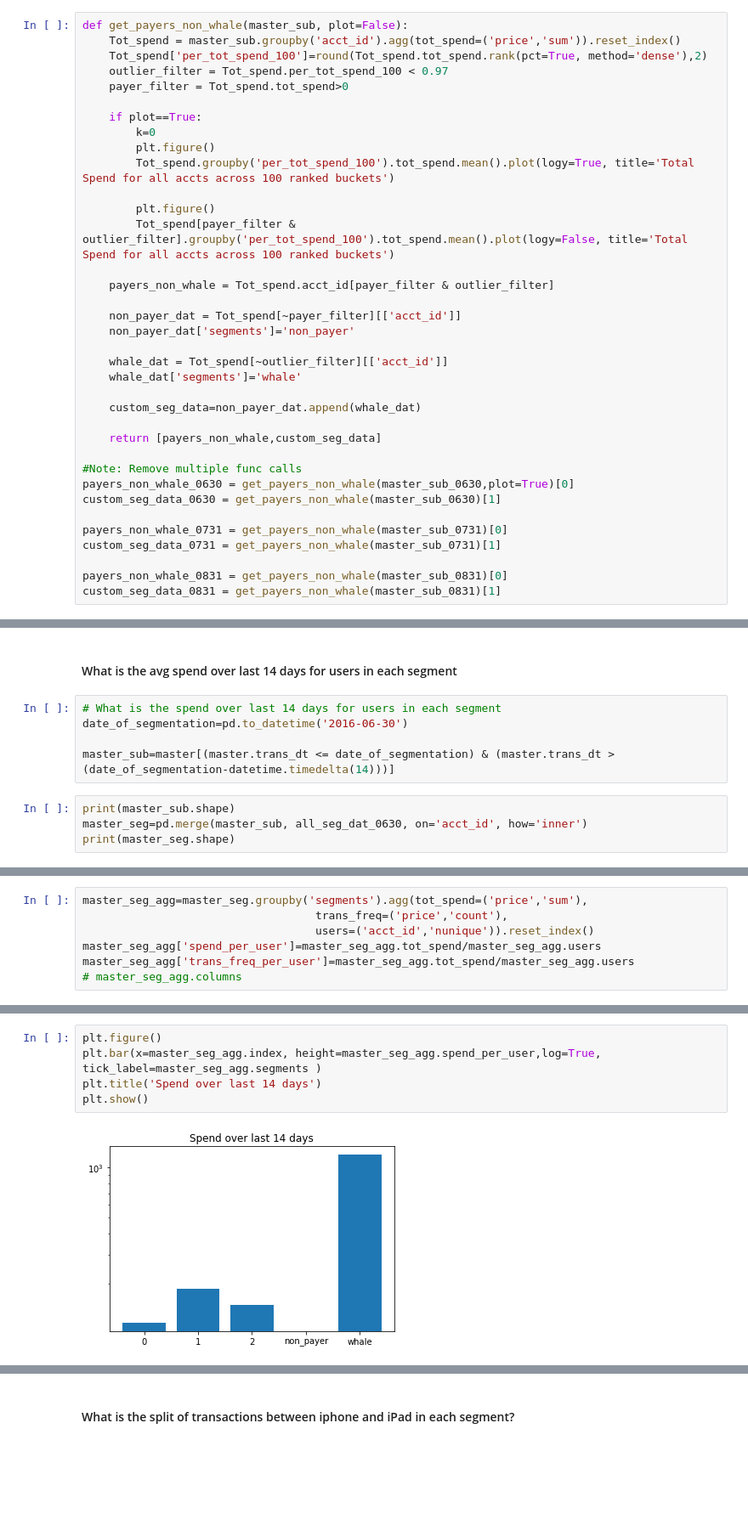
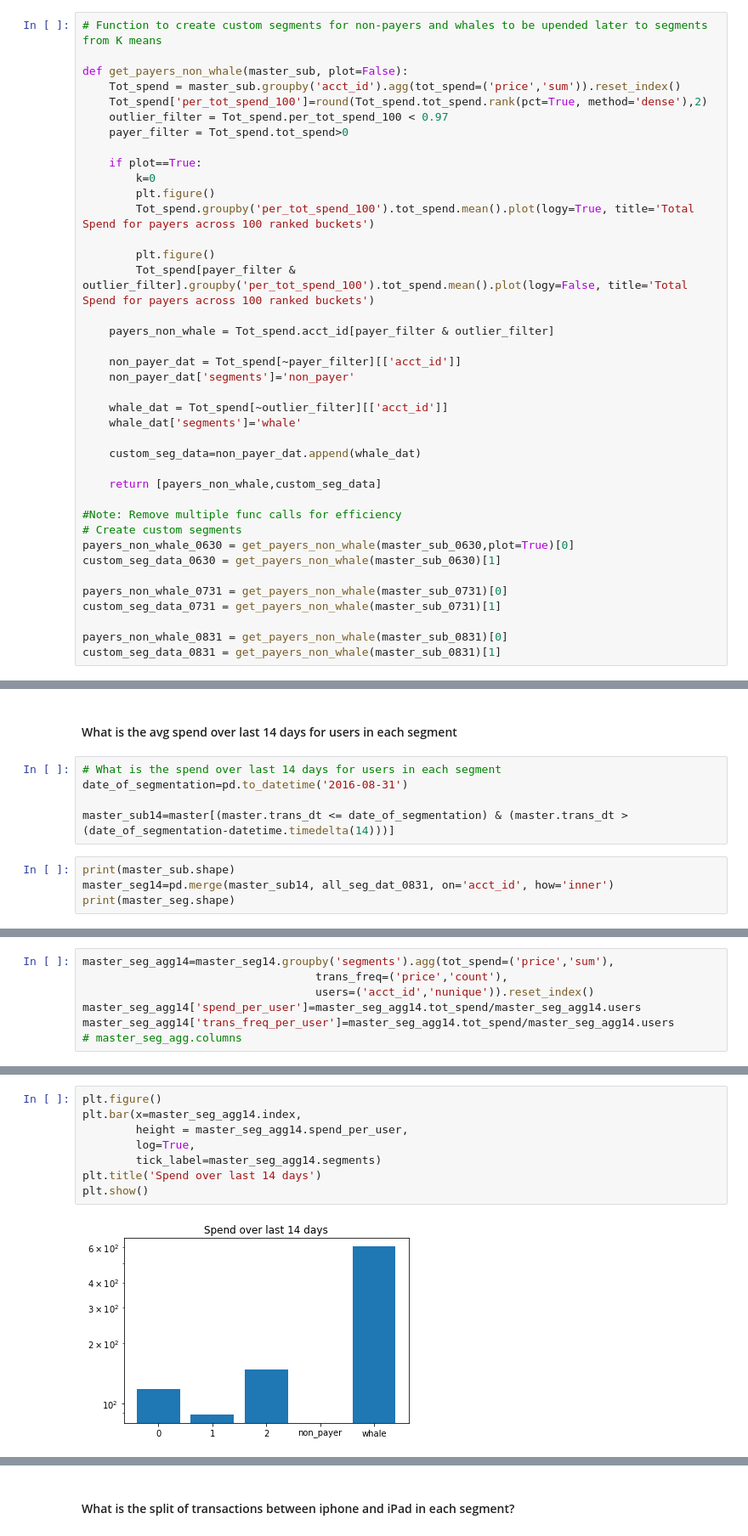
Before and after one commit to sudaksh-bit2/Arcade_DC, a Jupyter notebook: create_analyze_segments.ipynb, the cells around one changed output, grey strips where cells are left out. Shown at 85% size. Drawn from its saved outputs; the diff is of its cells as text; blank space fills up the shorter version.

```diff
--- a/create_analyze_segments.ipynb
+++ b/create_analyze_segments.ipynb
@@ -87,6 +87,8 @@ payers_non_whale_0630.head()
 10    001a568a27437962
 Name: acct_id, dtype: object
 # %%
+# Function to create custom segments for non-payers and whales to be upended later to segments from K means
+
 def get_payers_non_whale(master_sub, plot=False):
     Tot_spend = master_sub.groupby('acct_id').agg(tot_spend=('price','sum')).reset_index()
     Tot_spend['per_tot_spend_100']=round(Tot_spend.tot_spend.rank(pct=True, method='dense'),2)
@@ -96,10 +98,10 @@ def get_payers_non_whale(master_sub, plot=False):
     if plot==True:
         k=0
         plt.figure()
-        Tot_spend.groupby('per_tot_spend_100').tot_spend.mean().plot(logy=True, title='Total Spend for all accts across 100 ranked buckets')
+        Tot_spend.groupby('per_tot_spend_100').tot_spend.mean().plot(logy=True, title='Total Spend for payers across 100 ranked buckets')
 
         plt.figure()
-        Tot_spend[payer_filter & outlier_filter].groupby('per_tot_spend_100').tot_spend.mean().plot(logy=False, title='Total Spend for all accts across 100 ranked buckets')
+        Tot_spend[payer_filter & outlier_filter].groupby('per_tot_spend_100').tot_spend.mean().plot(logy=False, title='Total Spend for payers across 100 ranked buckets')
 
     payers_non_whale = Tot_spend.acct_id[payer_filter & outlier_filter]
 
@@ -113,7 +115,8 @@ def get_payers_non_whale(master_sub, plot=False):
 
     return [payers_non_whale,custom_seg_data]
 
-#Note: Remove multiple func calls
+#Note: Remove multiple func calls for efficiency
+# Create custom segments
 payers_non_whale_0630 = get_payers_non_whale(master_sub_0630,plot=True)[0]
 custom_seg_data_0630 = get_payers_non_whale(master_sub_0630)[1]
 
@@ -181,11 +189,11 @@ RUN PCA AND K MEANS FOR AUGUST 2016
 #### What is the avg spend over last 14 days for users in each segment
 # %%
 # What is the spend over last 14 days for users in each segment
-date_of_segmentation=pd.to_datetime('2016-06-30')
+date_of_segmentation=pd.to_datetime('2016-08-31')
 
-master_sub=master[(master.trans_dt <= date_of_segmentation) & (master.trans_dt > (date_of_segmentation-datetime.timedelta(14)))]
+master_sub14=master[(master.trans_dt <= date_of_segmentation) & (master.trans_dt > (date_of_segmentation-datetime.timedelta(14)))]
 # %%
 print(master_sub.shape)
-master_seg=pd.merge(master_sub, all_seg_dat_0630, on='acct_id', how='inner')
+master_seg14=pd.merge(master_sub14, all_seg_dat_0831, on='acct_id', how='inner')
 print(master_seg.shape)
 # %% [output]
@@ -194,7 +202,7 @@ print(master_seg.shape)
 # %%
-master_seg_agg=master_seg.groupby('segments').agg(tot_spend=('price','sum'),
+master_seg_agg14=master_seg14.groupby('segments').agg(tot_spend=('price','sum'),
                                    trans_freq=('price','count'),
                                    users=('acct_id','nunique')).reset_index()
-master_seg_agg['spend_per_user']=master_seg_agg.tot_spend/master_seg_agg.users
-master_seg_agg['trans_freq_per_user']=master_seg_agg.tot_spend/master_seg_agg.users
+master_seg_agg14['spend_per_user']=master_seg_agg14.tot_spend/master_seg_agg14.users
+master_seg_agg14['trans_freq_per_user']=master_seg_agg14.tot_spend/master_seg_agg14.users
 # master_seg_agg.columns
@@ -210,7 +209,10 @@ master_seg_agg.head()
 # %%
 plt.figure()
-plt.bar(x=master_seg_agg.index, height=master_seg_agg.spend_per_user,log=True, tick_label=master_seg_agg.segments )
+plt.bar(x=master_seg_agg14.index,
+        height = master_seg_agg14.spend_per_user,
+        log=True,
+        tick_label=master_seg_agg14.segments)
 plt.title('Spend over last 14 days')
 plt.show()
 # %% [output]
-[figure, old version]
+[figure, new version]
```
Also changed, not shown: parts of 31 cells of this notebook, 3 other files.
